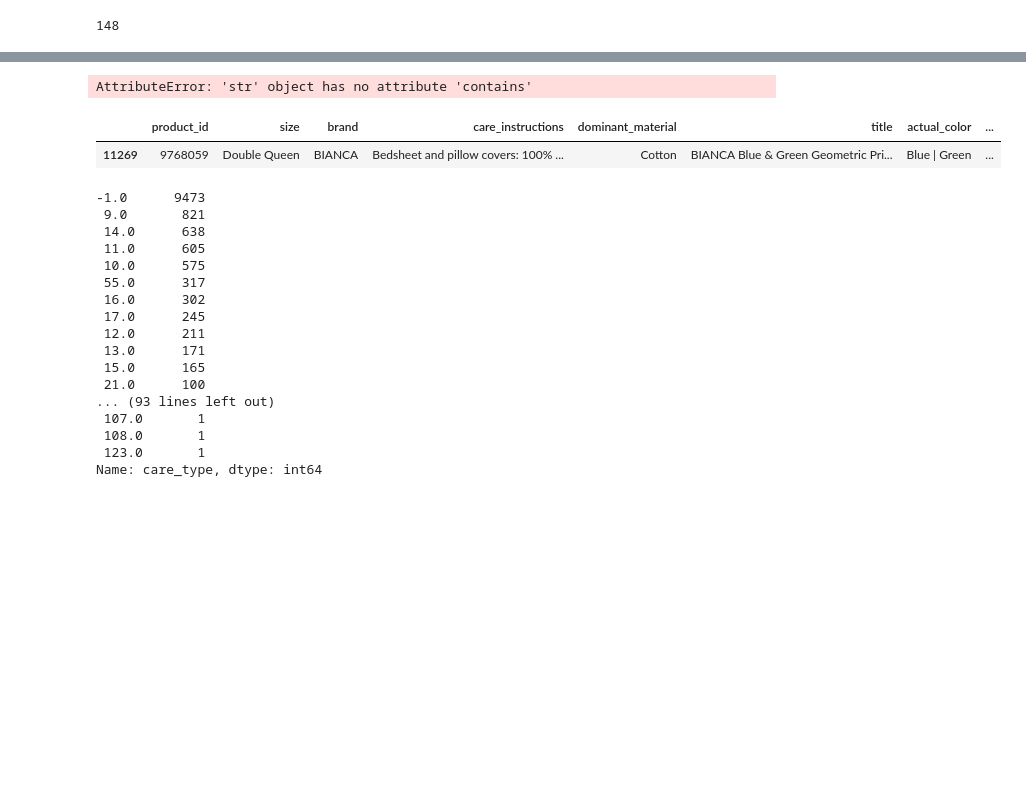
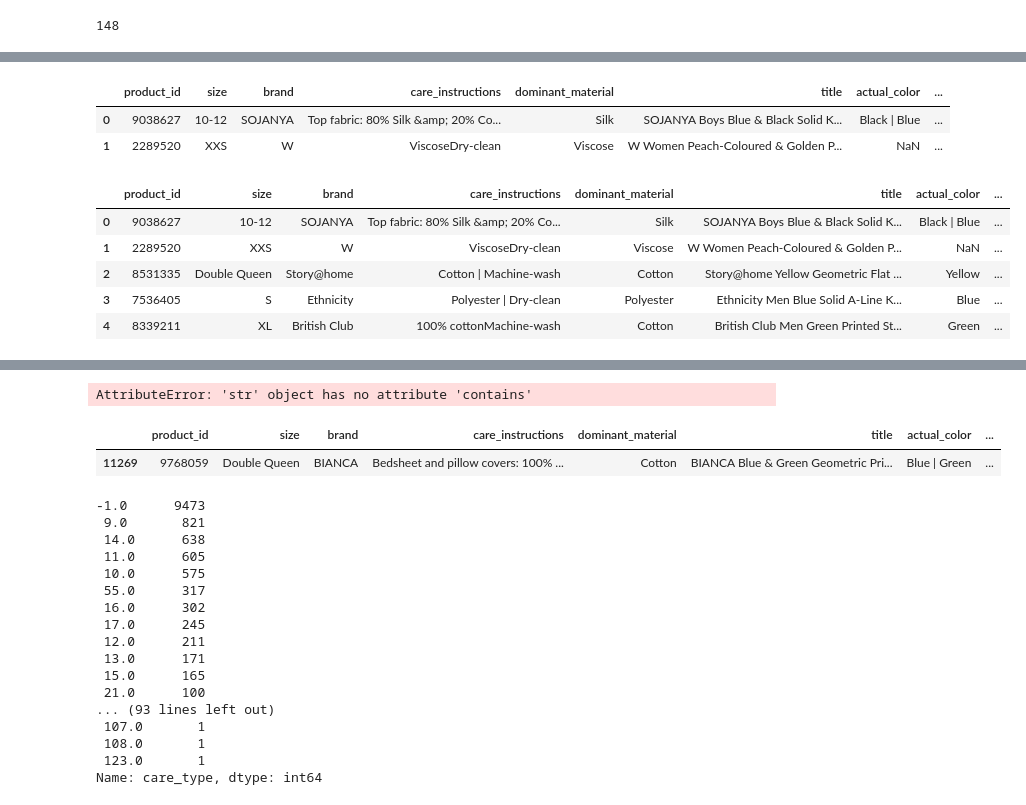
Before and after one commit to Saiyam-3/Online-Shopping, a Jupyter notebook: online shopping.ipynb, the cells around one changed output, grey strips where cells are left out. Saved outputs shown, nothing was run; the diff lists cells and outputs as text; code cells hidden in the pictures; blank space fills up the shorter version.

```diff
--- a/online shopping.ipynb
+++ b/online shopping.ipynb
@@ -300,7 +158,5 @@ df.head()
 # %%
 df['dominant_material'] = np.where(df['dominant_material'].isna(), df['care_instructions'], df['dominant_material'])
-# %%
-df['dominant_material'] = np.where(df['dominant_material'].isna(), df['care_instructions'], df['dominant_material'])
 # %%
 df['dominant_material']=df['dominant_material'].replace(to_replace ="cotton", value ="Cotton")
 df['dominant_material']=df['dominant_material'].replace(to_replace =["silk","SILK",'Pure Silk'], value ="Silk")
@@ -317,0 +176,17 @@ df['dominant_material']=df['dominant_material'].replace(to_replace ="lyocell", v
+# %%
+df.head(2)
+# %% [output]
+|  | product_id | size | brand | care_instructions | dominant_material | title | actual_color | ... |
+| 0 | 9038627 | 10-12 | SOJANYA | Top fabric: 80% Silk &amp; 20% Co... | Silk | SOJANYA Boys Blue & Black Solid K... | Black | Blue | ... |
+| 1 | 2289520 | XXS | W | ViscoseDry-clean | Viscose | W Women Peach-Coloured & Golden P... | NaN | ... |
+# %%
+df['dominant_material']=df['dominant_material'].apply(lambda x: str(x).split('|')[0])
+# %%
+df.head()
+# %% [output]
+|  | product_id | size | brand | care_instructions | dominant_material | title | actual_color | ... |
+| 0 | 9038627 | 10-12 | SOJANYA | Top fabric: 80% Silk &amp; 20% Co... | Silk | SOJANYA Boys Blue & Black Solid K... | Black | Blue | ... |
+| 1 | 2289520 | XXS | W | ViscoseDry-clean | Viscose | W Women Peach-Coloured & Golden P... | NaN | ... |
+| 2 | 8531335 | Double Queen | Story@home | Cotton | Machine-wash | Cotton | Story@home Yellow Geometric Flat ... | Yellow | ... |
+| 3 | 7536405 | S | Ethnicity | Polyester | Dry-clean | Polyester | Ethnicity Men Blue Solid A-Line K... | Blue | ... |
+| 4 | 8339211 | XL | British Club | 100% cottonMachine-wash | Cotton | British Club Men Green Printed St... | Green | ... |
```
Also changed, not shown: parts of 14 cells of this notebook.
